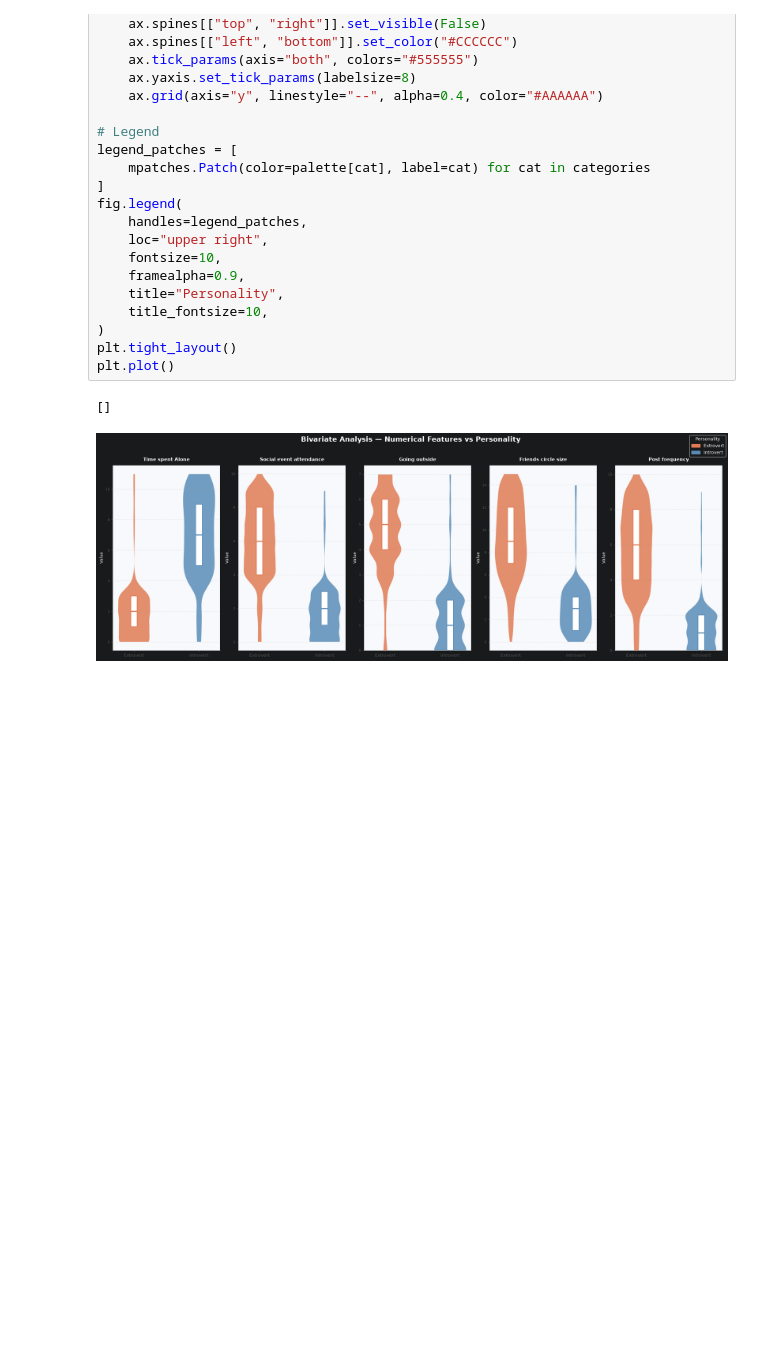
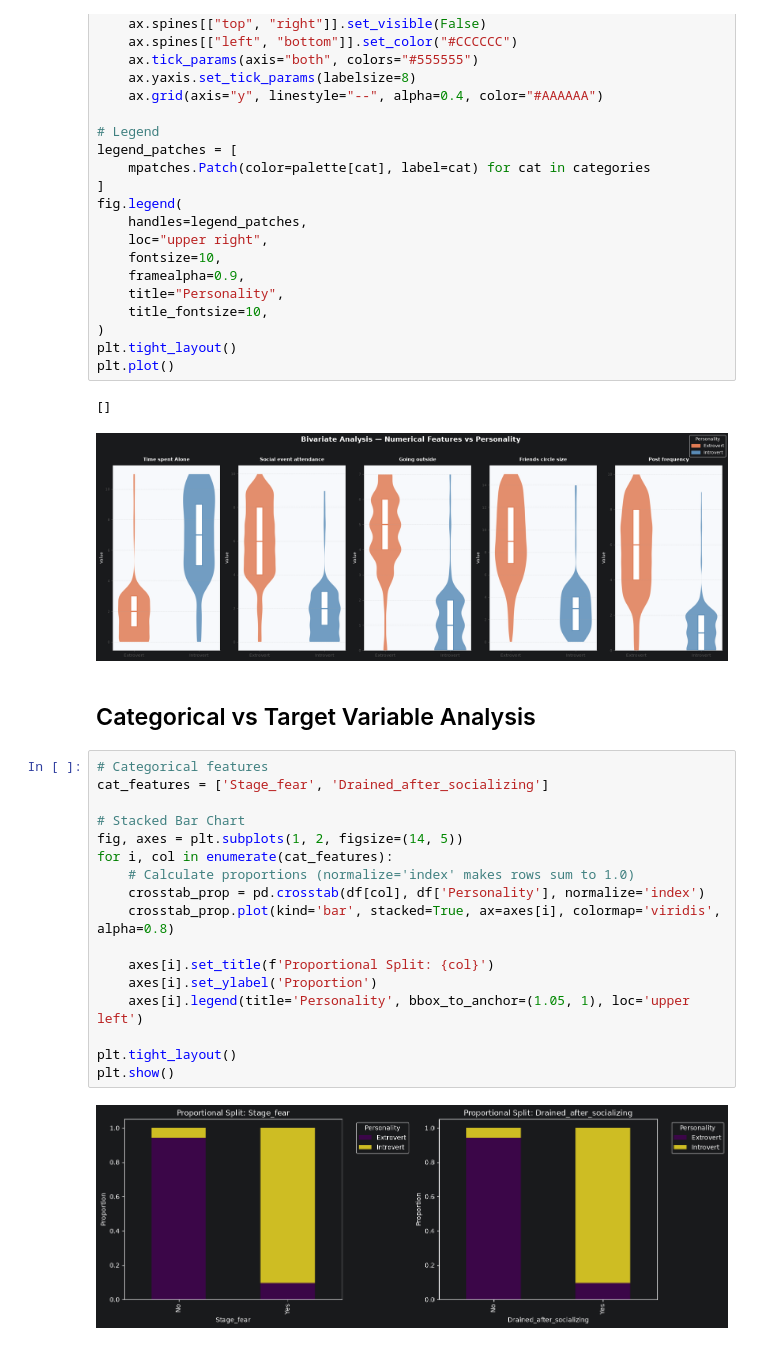
Before and after one commit to MudithMCoder/Introvert-Extrovert-Classification, a Jupyter notebook: pipeline.ipynb, the cells around one changed output. Cells and saved outputs as stored; diff of their text form; blank space fills up the shorter version.

```diff
--- a/pipeline.ipynb
+++ b/pipeline.ipynb
@@ -439,3 +439,24 @@ plt.plot()
 # %% [output]
 []
 [figure]
+# %% [markdown]
+## Categorical vs Target Variable Analysis
+# %%
+# Categorical features
+cat_features = ['Stage_fear', 'Drained_after_socializing']
+
+# Stacked Bar Chart
+fig, axes = plt.subplots(1, 2, figsize=(14, 5))
+for i, col in enumerate(cat_features):
+    # Calculate proportions (normalize='index' makes rows sum to 1.0)
+    crosstab_prop = pd.crosstab(df[col], df['Personality'], normalize='index')
+    crosstab_prop.plot(kind='bar', stacked=True, ax=axes[i], colormap='viridis', alpha=0.8)
+
+    axes[i].set_title(f'Proportional Split: {col}')
+    axes[i].set_ylabel('Proportion')
+    axes[i].legend(title='Personality', bbox_to_anchor=(1.05, 1), loc='upper left')
+
+plt.tight_layout()
+plt.show()
+# %% [output]
+[figure, added]
```
Also changed, not shown: parts of 1 cell of this notebook.
